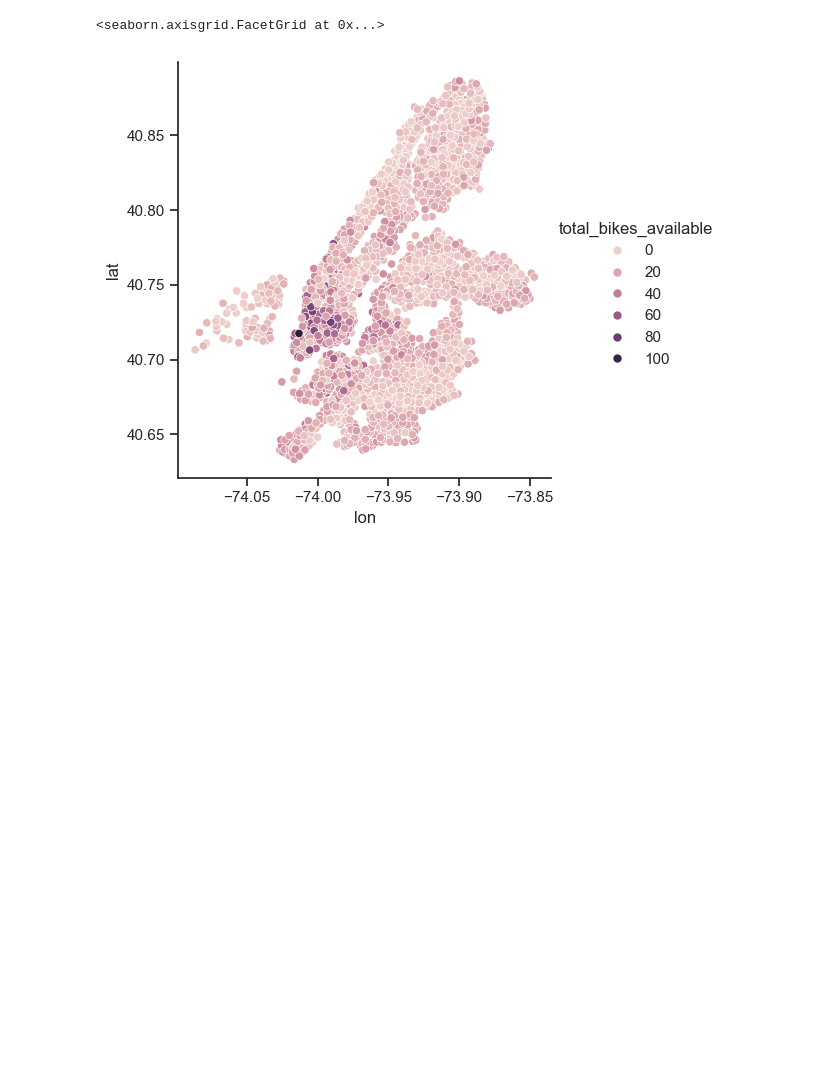
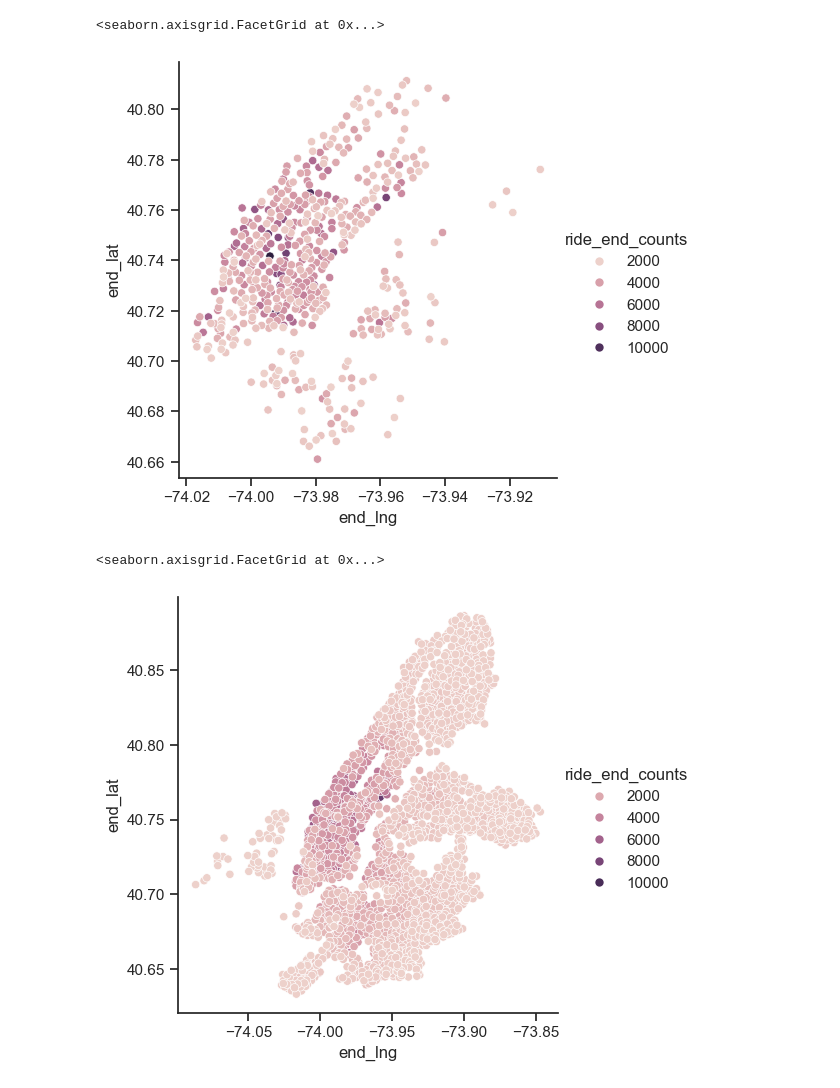
Before and after one commit to csp-community/csp-citibike, a Jupyter notebook: Historical.ipynb, the cells around one changed output. Cells and saved outputs as stored; diff of their text form; code cells hidden in the pictures; blank space fills up the shorter version.

```diff
--- a/Historical.ipynb
+++ b/Historical.ipynb
@@ -37,5 +87,10 @@ sns.relplot(stations, x="lon", y="lat", hue="capacity")
+# %%
+sns.relplot(ride_ends.head(500), x="end_lng", y="end_lat", hue="ride_end_counts")
+# %% [output]
+<seaborn.axisgrid.FacetGrid at 0x...>
+[figure, added]
 # %%
-sns.relplot(statuses, x="lon", y="lat", hue="total_bikes_available")
+sns.relplot(ride_ends, x="end_lng", y="end_lat", hue="ride_end_counts")
 # %% [output]
 <seaborn.axisgrid.FacetGrid at 0x...>
-[figure, old version]
+[figure, new version]
```
Also changed, not shown: parts of 28 cells of this notebook, 8 other files.
